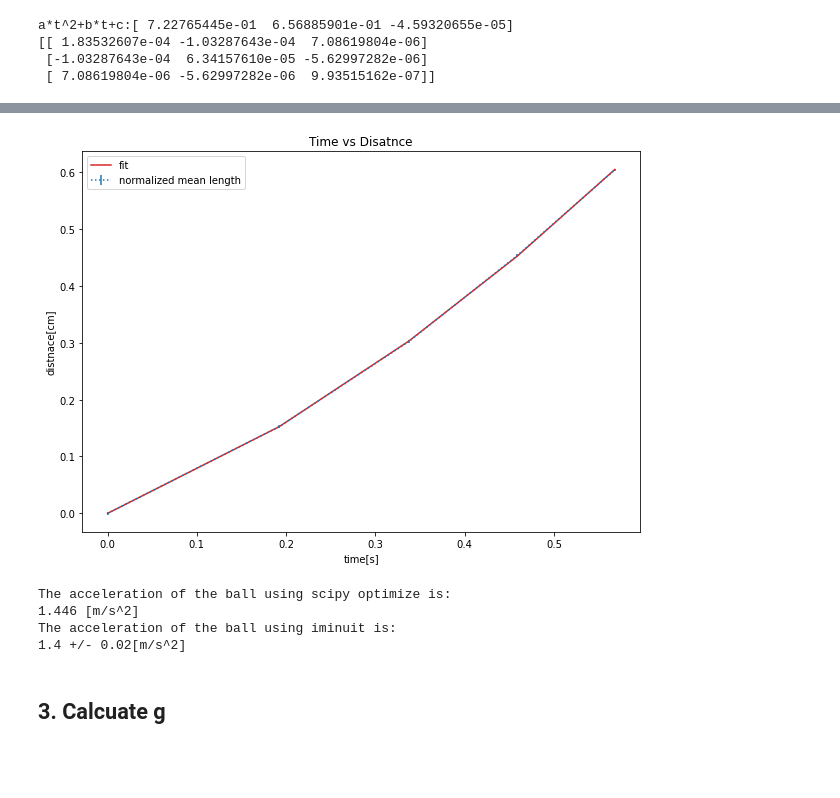
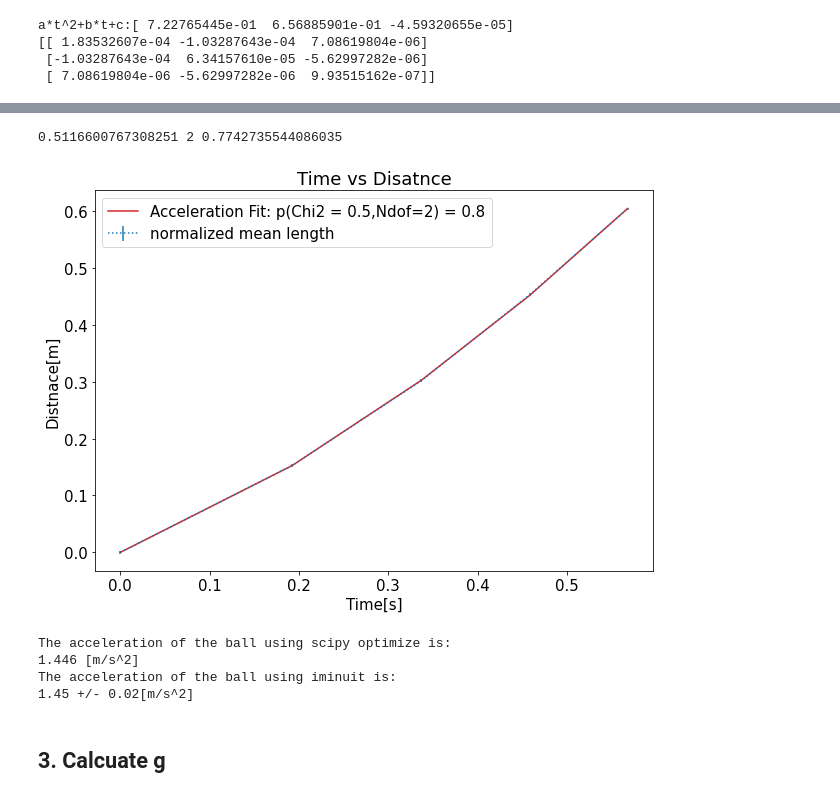
Before and after one commit to almazav/AppStatsLab1, a Jupyter notebook: BallOnIncline.ipynb, the cells around one changed output, grey strips where cells are left out. Cells and saved outputs as stored; diff of their text form; code cells hidden in the pictures; blank space fills up the shorter version.

```diff
--- a/BallOnIncline.ipynb
+++ b/BallOnIncline.ipynb
@@ -186,12 +193,14 @@ def uncertanty_mean(uncertainties):
 #get the first time at time zero.does this make sense?
 grad_times = np.zeros(((30,5)))
 for i in range(5):
-    grad_times[:,i] = ball_times_grad[:,i] - ball_times_grad[:,0]
+    grad_times[:,i] = ball_times_grad[:,i] - (ball_times_grad[:,0] )
 
 times = np.mean(grad_times,axis =0)
 error_times = np.std(grad_times,axis =0)
+
 time_uncertanty = uncertanty_mean(error_times)
 print(f'Normalized times in seconds :\n{np.round(times,3)}')
+
 print(f'Errors on times in seconds:\n{np.round(error_times,3)}')
 print(f'The time uncertanty in seconds is:\n{time_uncertanty:1.1}')
 # %% [output]
@@ -290,28 +314,33 @@ with respectuve erorros [0.00846987 0.00497871 0.00062318]
+# %%
+print(chi2_fit, ndof,prob_fit)
+# %% [output]
+0.5116600767308251 2 0.7742735544086035
 # %%
 ## plot scypi optimize
 y_fit_grad = distance(times,*fit_parameters)
 plt.figure(figsize=(10,7))
 plt.errorbar(grad_times[0], length, len_uncertainty,linestyle=':',color='tab:blue', label ='normalized mean length')
-plt.plot(grad_times[0], y_fit_grad,color='tab:red', label = 'fit')
+plt.plot(grad_times[0], y_fit_grad,color='tab:red', label = f'Acceleration Fit: p(Chi2 = {chi2_fit:.1f},Ndof={ndof:d}) = {prob_fit:.1}')
 plt.legend()
 plt.title('Time vs Disatnce')
-plt.xlabel('time[s]')
-plt.ylabel('distnace[cm]')
+plt.xlabel('Time[s]')
+plt.ylabel('Distnace[m]')
+plt.savefig('timeVdist')
 plt.show()
 # %% [output]
-[figure, old version]
+[figure, new version]
 # %%
 #from distance formula
 acceleration_grad = 2*fit_parameters[0]
 acceleration_iminuit = 2*minuit_fit[0]
 error_acceleration = 2*minuit_fit_errors[0] #a_std = d(acceleration_iminuit)*acc_error
 print(f'The acceleration of the ball using scipy optimize is:\n{acceleration_grad:1.4} [m/s^2]')  #get uncertanty
-print(f'The acceleration of the ball using iminuit is:\n{acceleration_iminuit:1.2} +/- {error_acceleration:1.1}[m/s^2]')
+print(f'The acceleration of the ball using iminuit is:\n{acceleration_iminuit:.2f} +/- {error_acceleration:.2f}[m/s^2]')
 # %% [output]
 The acceleration of the ball using scipy optimize is:
 1.446 [m/s^2]
 The acceleration of the ball using iminuit is:
-1.4 +/- 0.02[m/s^2]
+1.45 +/- 0.02[m/s^2]
 # %% [markdown]
 ## 3. Calcuate g
 # %% [markdown]
```
Also changed, not shown: parts of 12 cells of this notebook.
